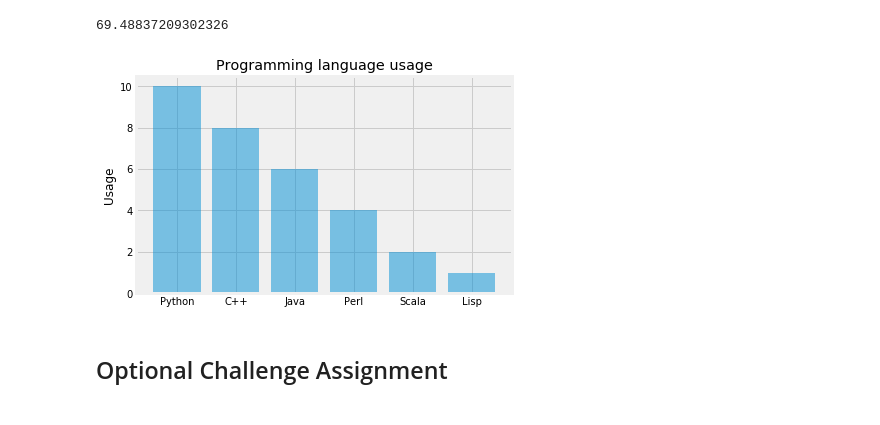
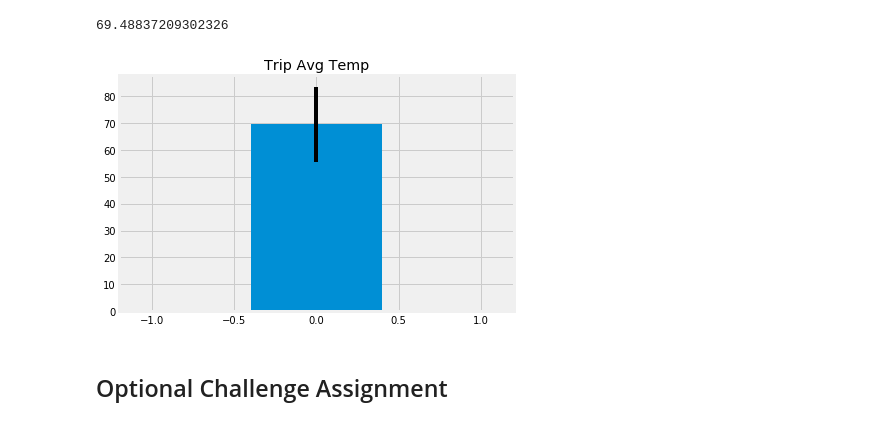
Before and after one commit to tlstapleton/Data_Science_Homework, a Jupyter notebook: 10-Advanced Data-Storage -and-Retrieval/Instructions/climate_Toni.ipynb, the cells around one changed output. Cells and saved outputs as stored; diff of their text form; code cells hidden in the pictures.

```diff
--- a/10-Advanced Data-Storage -and-Retrieval/Instructions/climate_Toni.ipynb
+++ b/10-Advanced Data-Storage -and-Retrieval/Instructions/climate_Toni.ipynb
@@ -181,35 +182,36 @@ calc_temps('2017-02-20', '2017-02-26')[0][1]
 # %%
 # Plot the results from your previous query as a bar chart.
 # Use "Trip Avg Temp" as your Title
 # Use the average temperature for the y value
 # Use the peak-to-peak (tmax-tmin) value as the y error bar (yerr)
-# x_pos = np.arange(1)
+x_pos = np.arange(1)
 
-# fig, ax = plt.subplots()
-# ax.bar(x=x_pos,height=calc_temps('2017-02-20', '2017-02-26')[0][1], yerr=calc_temps('2017-02-20', '2017-02-26')[0][2]-calc_temps('2017-02-20', '2017-02-26')[0][0])
-# # ax.set_ylabel('Trip Avg Temp')
-# # ax.set_xticks(x_pos)
-# # ax.set_xticklabels(materials)
-# ax.set_title('Trip Avg Temp')
-# ax.yaxis.grid(True)
+fig, ax = plt.subplots()
+ax.bar(x=x_pos,height=calc_temps('2017-02-20', '2017-02-26')[0][1],yerr=calc_temps('2017-02-20', '2017-02-26')[0][2]-calc_temps('2017-02-20', '2017-02-26')[0][0])
+# ax.set_ylabel('Trip Avg Temp')
+# ax.set_xticks(x_pos)
+# ax.set_xticklabels(materials)
+ax.set_title('Trip Avg Temp')
+ax.yaxis.grid(True)
 
-# # Save the figure and show
-# plt.tight_layout()
-# # plt.savefig('bar_plot_with_error_bars.png')
+# Save the figure and show
+plt.tight_layout()
+ax.set_xlim(-1.2,1.2)
+# plt.savefig('bar_plot_with_error_bars.png')
+plt.show()
+
+# objects = ('Python', 'C++', 'Java', 'Perl', 'Scala', 'Lisp')
+# y_pos = np.arange(len(objects))
+# performance = [10,8,6,4,2,1]
+
+# plt.bar(y_pos, performance, align='center', alpha=0.5)
+# plt.xticks(y_pos, objects)
+# plt.ylabel('Usage')
+# plt.title('Programming language usage')
+
 # plt.show()
-
-objects = ('Python', 'C++', 'Java', 'Perl', 'Scala', 'Lisp')
-y_pos = np.arange(len(objects))
-performance = [10,8,6,4,2,1]
-
-plt.bar(y_pos, performance, align='center', alpha=0.5)
-plt.xticks(y_pos, objects)
-plt.ylabel('Usage')
-plt.title('Programming language usage')
-
-plt.show()
 # %% [output]
-[figure, old version]
+[figure, new version]
 # %%
 # Calculate the rainfall per weather station for your trip dates using the previous year's matching dates.
 # Sort this in descending order by precipitation amount and list the station, name, latitude, longitude, and elevation
```
Also changed, not shown: parts of 4 cells of this notebook.
